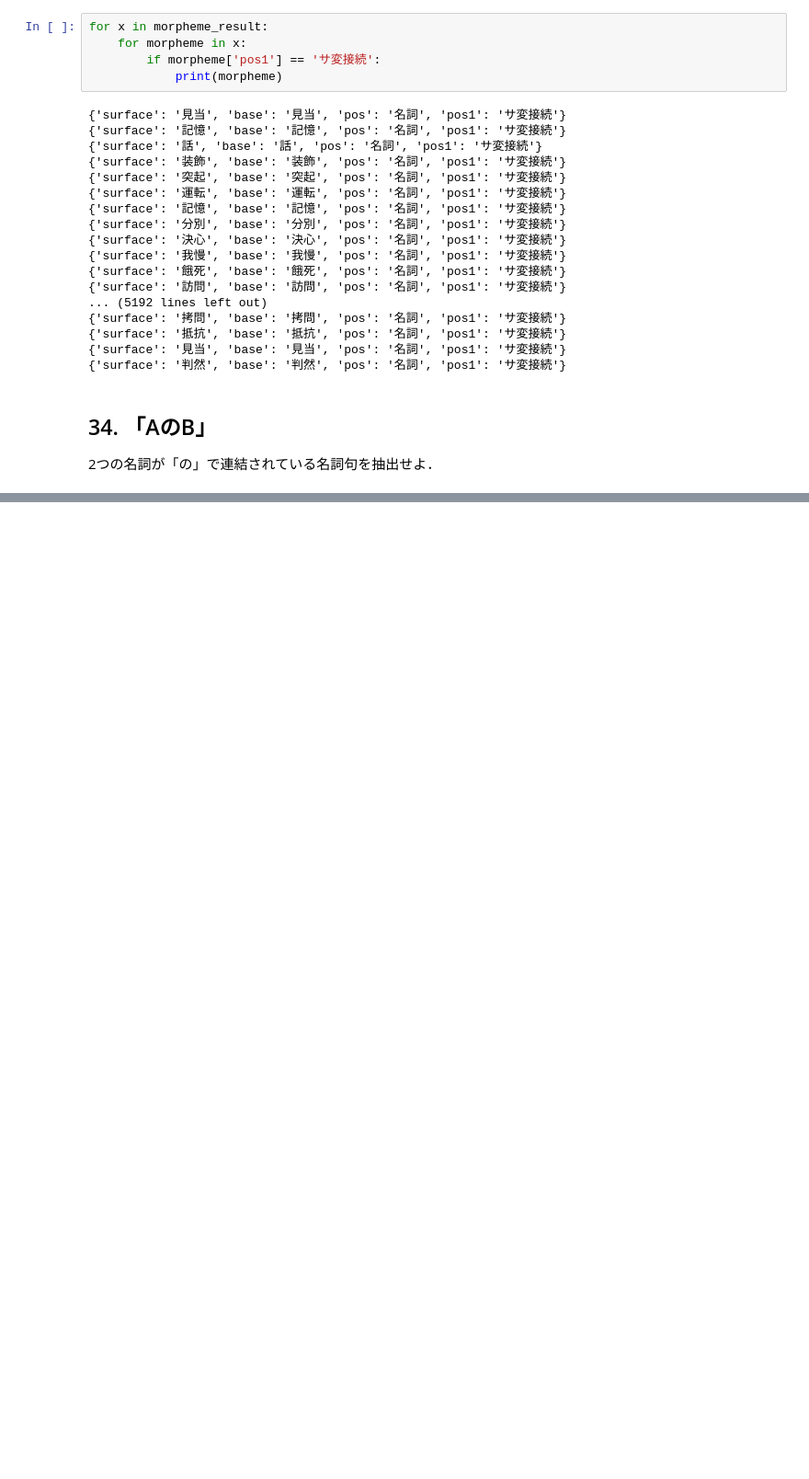
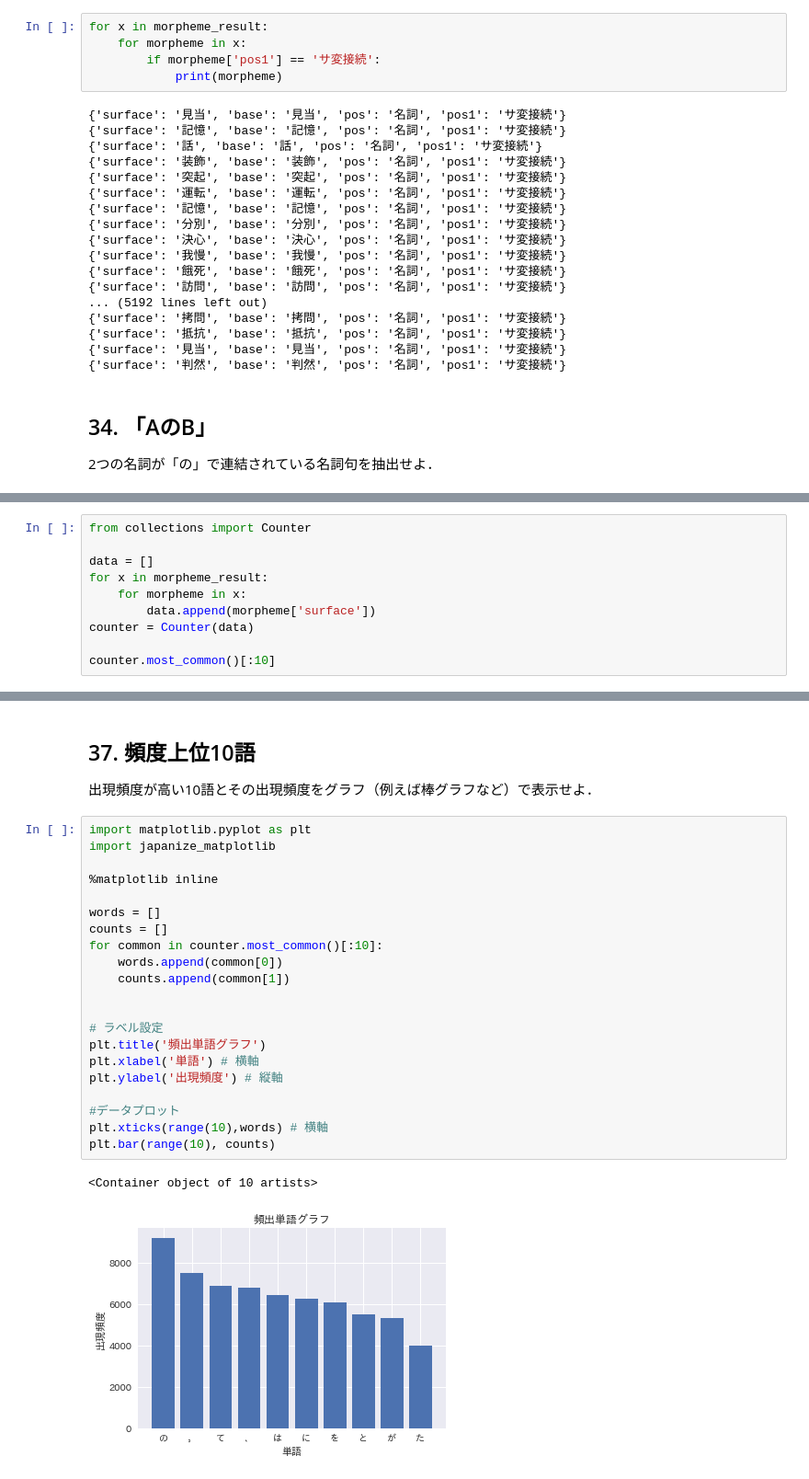
Before and after one commit to kimukkimu/nlp100, a Jupyter notebook: ch4/Untitled.ipynb, the cells around one changed output, grey strips where cells are left out. Shown at 92% size. Cells and saved outputs as stored; diff of their text form; blank space fills up the shorter version.

```diff
--- a/ch4/Untitled.ipynb
+++ b/ch4/Untitled.ipynb
@@ -201,0 +221,10 @@ answer
+# %%
+from collections import Counter
+
+data = []
+for x in morpheme_result:
+    for morpheme in x:
+        data.append(morpheme['surface'])
+counter = Counter(data)
+
+counter.most_common()[:10]
@@ -201,0 +242,27 @@ answer
+# %% [markdown]
+## 37. 頻度上位10語
+出現頻度が高い10語とその出現頻度をグラフ（例えば棒グラフなど）で表示せよ．
+# %%
+import matplotlib.pyplot as plt
+import japanize_matplotlib
+
+%matplotlib inline
+
+words = []
+counts = []
+for common in counter.most_common()[:10]:
+    words.append(common[0])
+    counts.append(common[1])
+
+
+# ラベル設定
+plt.title('頻出単語グラフ')
+plt.xlabel('単語') # 横軸
+plt.ylabel('出現頻度') # 縦軸
+
+#データプロット
+plt.xticks(range(10),words) # 横軸
+plt.bar(range(10), counts)
+# %% [output]
+<Container object of 10 artists>
+[figure, added]
```
Also changed, not shown: parts of 11 cells of this notebook.
